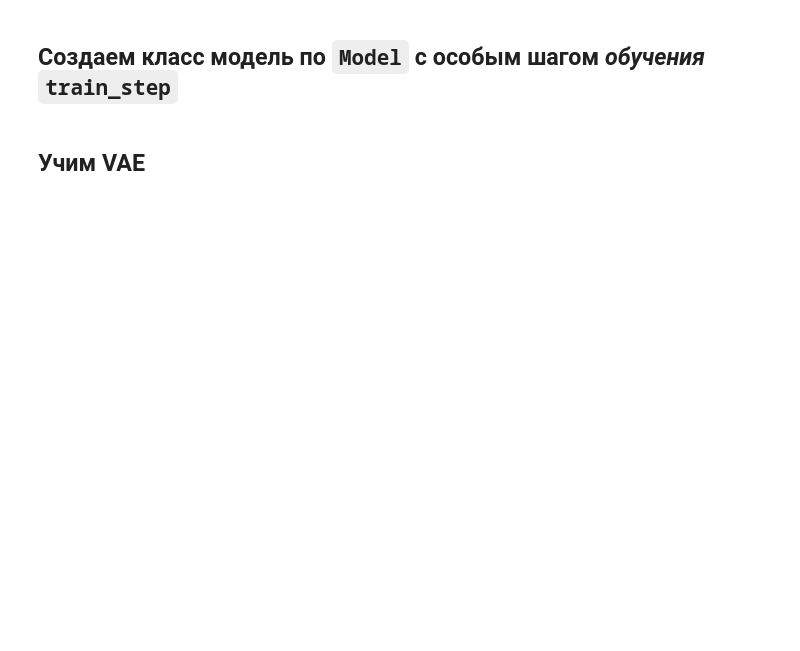
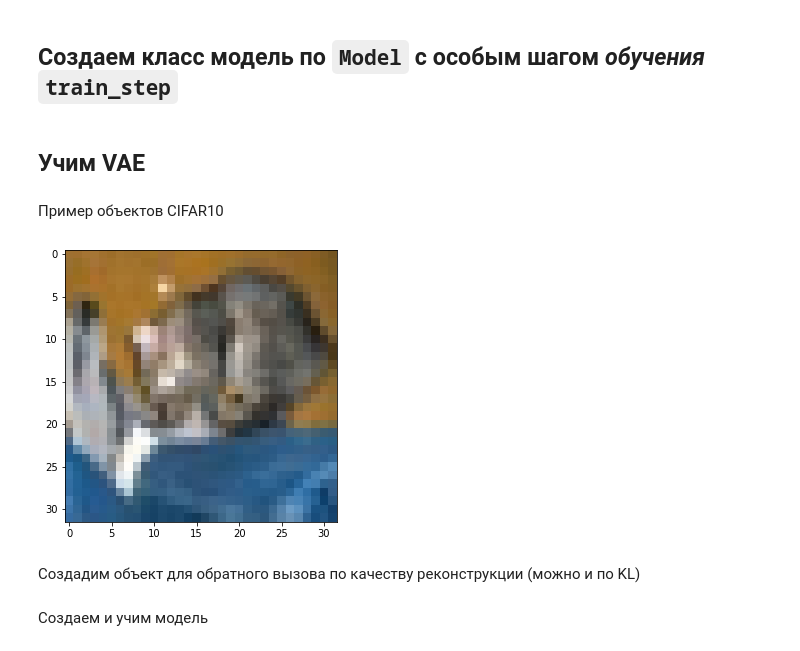
Before and after one commit to mkorlyakova/vae, a Jupyter notebook: СIFAR_vae.ipynb, the cells around one changed output. Cells and saved outputs as stored; diff of their text form; code cells hidden in the pictures; blank space fills up the shorter version.

```diff
--- a/СIFAR_vae.ipynb
+++ b/СIFAR_vae.ipynb
@@ -127,0 +184,15 @@ class VAE(keras.Model):
+# %% [markdown]
+Пример объектов CIFAR10
+# %%
+from PIL import Image
+import matplotlib.pyplot as plt
+
+classes=['самолет', 'автомобиль', 'птица', 'кот', 'олень', 'собака', 'лягушка', 'лошадь', 'корабль', 'грузовик']
+
+plt.figure(figsize=(5,5))
+plt.imshow(Image.fromarray(x_test[0,:,:,:]))
+plt.show()
+# %% [output]
+[figure, added]
+# %% [markdown]
+Создадим объект для обратного вызова по качеству реконструкции (можно и по KL)
@@ -128 +201,3 @@ class VAE(keras.Model):
+# %% [markdown]
+Создаем и учим модель
 # %%
```
Also changed, not shown: parts of 26 cells of this notebook.
